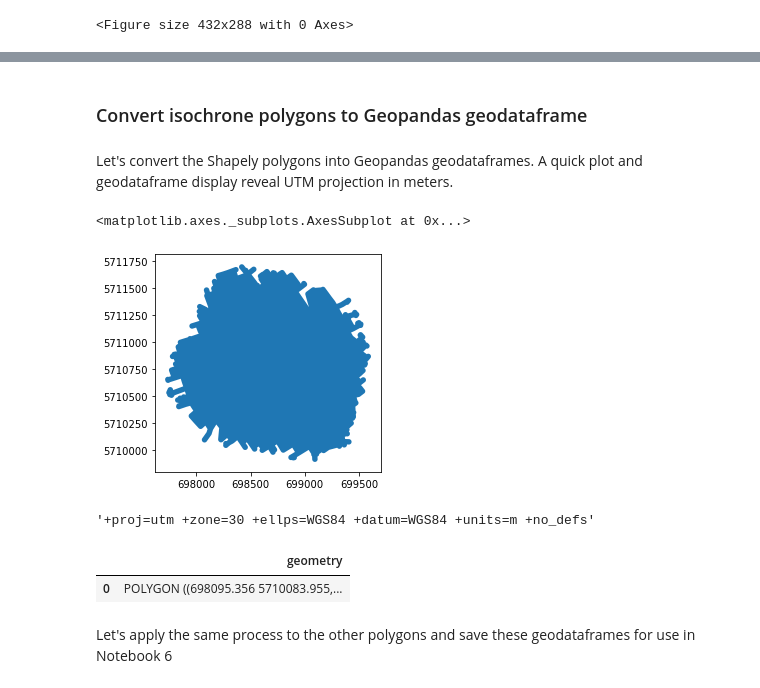
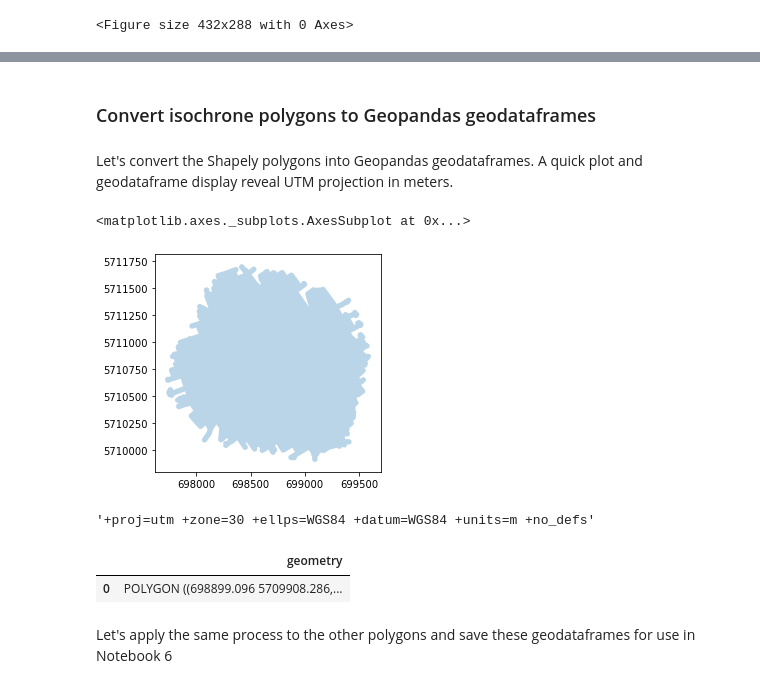
Before and after one commit to PHI-Case-Studies/1854-Cholera-Outbreak-London-Advanced-1, a Jupyter notebook: NB05-Cholera-Case-Study-Isochrone-Map-Part-1.ipynb, the cells around one changed output, grey strips where cells are left out. Cells and saved outputs as stored; diff of their text form; code cells hidden in the pictures.

```diff
--- a/NB05-Cholera-Case-Study-Isochrone-Map-Part-1.ipynb
+++ b/NB05-Cholera-Case-Study-Isochrone-Map-Part-1.ipynb
@@ -374,25 +376,26 @@ Wall time: 5.66 s
  <shapely.geometry.polygon.Polygon at 0x...>,
  <shapely.geometry.polygon.Polygon at 0x...>]
 # %% [markdown]
-### Convert isochrone polygons to Geopandas geodataframe
+### Convert isochrone polygons to Geopandas geodataframes
 # %% [markdown]
 Let's convert the Shapely polygons into Geopandas geodataframes. A quick plot and geodataframe display reveal UTM projection in meters.
+# %%
+poly_gdf_dict = {}
 # %%
-poly_gdf_15 =  gpd.GeoDataFrame(index=[0], geometry=[isochrone_polys[0]], crs=utm_crs)
-
-poly_gdf_15.plot()
+poly_gdf_dict[0] = gpd.GeoDataFrame(index=[0], geometry=[isochrone_polys[0]], crs=utm_crs)
+poly_gdf_dict[0].plot(alpha=0.3)
 # %% [output]
 <matplotlib.axes._subplots.AxesSubplot at 0x...>
-[figure, old version]
+[figure, new version]
-# %%
-poly_gdf_15.crs
-# %% [output]
-'+proj=utm +zone=30 +ellps=WGS84 +datum=WGS84 +units=m +no_defs'
-# %%
-poly_gdf_15
-# %% [output]
-|  | geometry |
-| 0 | POLYGON ((698095.356 5710083.955,... |
+# %%
+poly_gdf_dict[0].crs
+# %% [output]
+'+proj=utm +zone=30 +ellps=WGS84 +datum=WGS84 +units=m +no_defs'
+# %%
+poly_gdf_dict[0]
+# %% [output]
+|  | geometry |
+| 0 | POLYGON ((698899.096 5709908.286,... |
 # %% [markdown]
 Let's apply the same process to the other polygons and save these geodataframes for use in Notebook 6
 # %%
```
Also changed, not shown: parts of 27 cells of this notebook, 1 other file.
